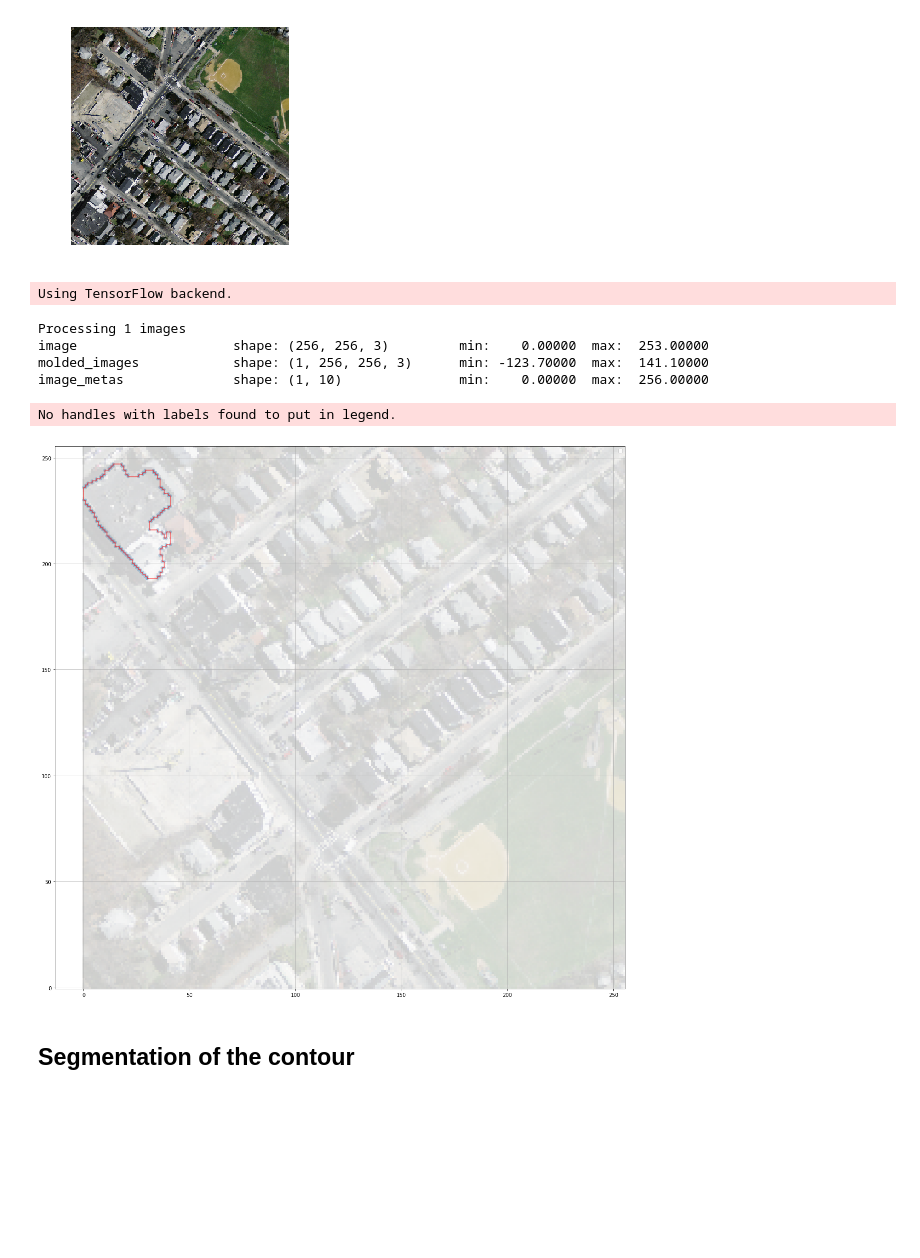
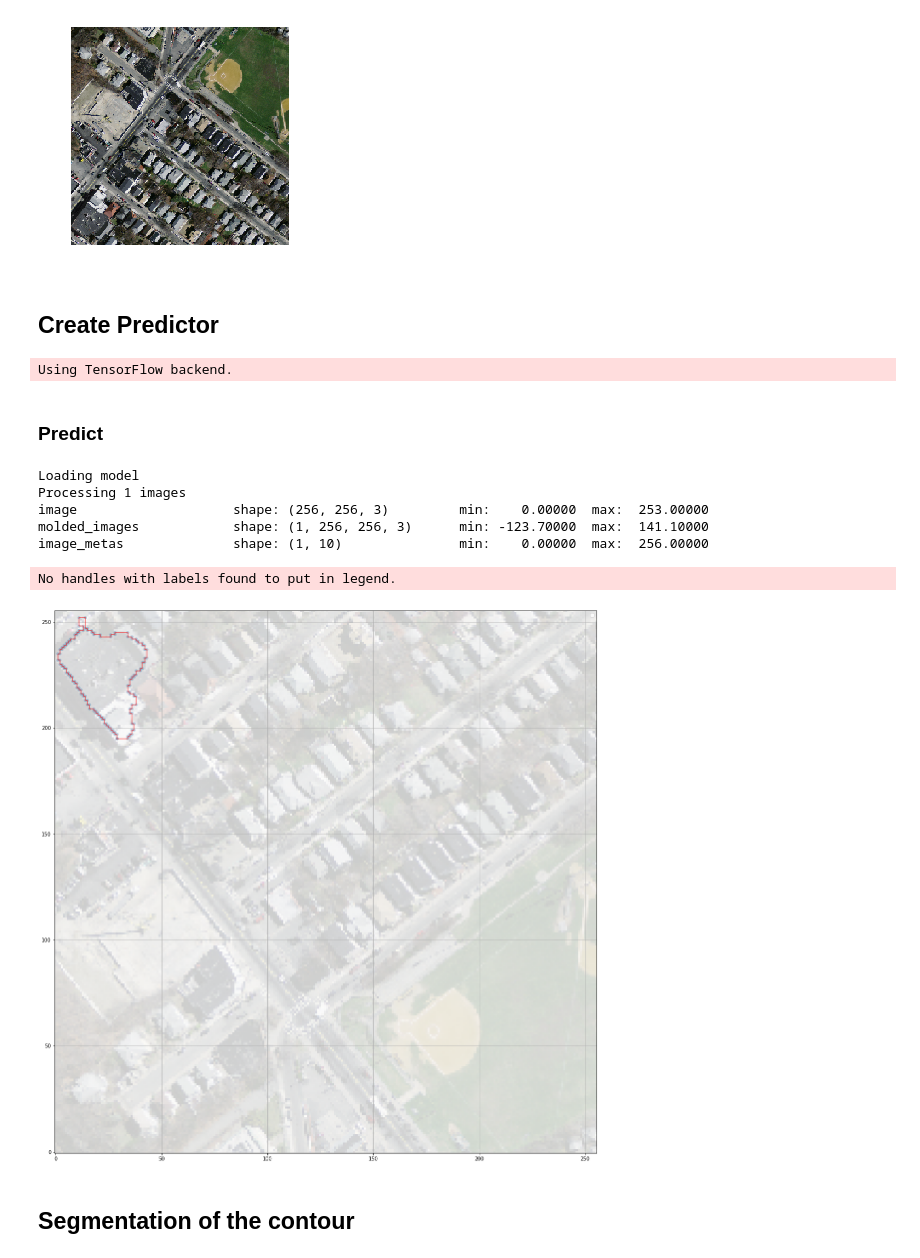
Before and after one commit to mnboos/osm-instance-segmentation, a Jupyter notebook: Regularization.ipynb, the cells around one changed output. Drawn from its saved outputs; the diff is of its cells as text; code cells hidden in the pictures; blank space fills up the shorter version.

```diff
--- a/Regularization.ipynb
+++ b/Regularization.ipynb
@@ -41,7 +44,7 @@ reassignment_threshold = 0.25
 # %%
 import os
 # p = os.path.join(os.getcwd(), "test", "data", "bigL.bmp")
-p = r"C:\Temp\images\training\output\some_other_city\23128930_15_1_2.tiff"
+p = r"D:\training_images\some_other_city\23128930_15_1_2.tiff"
 image = plt.imread(p)
 
 fig, ax = plt.subplots()
@@ -50,43 +53,49 @@ ax.axis('off')  # clear x- and y-axes
 plt.show()
 # %% [output]
 [figure]
+# %% [markdown]
+## Create Predictor
 # %%
 from core.predict import Predictor
 
-pedictor = Predictor(os.path.join(os.getcwd(), "model", "stage2.h5"))
-point_sets = pedictor.predict_array(image)
+pedictor = Predictor(os.path.join(os.getcwd(), "model", "mask_rcnn_osm_0202.h5"))
 # %% [output]
 Using TensorFlow backend.
-Processing 1 images
-image                    shape: (256, 256, 3)         min:    0.00000  max:  253.00000
-molded_images            shape: (1, 256, 256, 3)      min: -123.70000  max:  141.10000
-image_metas              shape: (1, 10)               min:    0.00000  max:  256.00000
+# %% [markdown]
+### Predict
+# %%
+point_sets = pedictor.predict_array(image, do_rectangularization=False)
+# %% [output]
+Loading model
+Processing 1 images
+image                    shape: (256, 256, 3)         min:    0.00000  max:  253.00000
+molded_images            shape: (1, 256, 256, 3)      min: -123.70000  max:  141.10000
+image_metas              shape: (1, 10)               min:    0.00000  max:  256.00000
 # %%
 from core.utils import MarchingSquares
-
-# m = MarchingSquares.from_file(p)
-# points = m.find_contour(approximization_tolerance=approximization_tolerance)
-# main_orientation, _ = m.main_orientation(angle_in_degrees=True)
+from skimage.measure import approximate_polygon
 
 points = point_sets[0]
+c = approximate_polygon(np.array(points), tolerance=approximization_tolerance)
+points = list(map(lambda t: (t[0], t[1]), c.tolist()))
 
 x = np.asarray(list(map(lambda p: p[0], points)))
 y = np.asarray(list(map(lambda p: p[1], points)))
 
 fig, ax = plt.subplots(figsize=(20,20))
 ax.set(aspect='equal')
 ax.imshow(image, alpha=0.2)
 ax.scatter(x, y, alpha=0.3, edgecolors='none')
 plt.plot(x, y, color="red", alpha=0.6)
 
 ax.legend()
 ax.grid(True)
 
 plt.gca().invert_yaxis()
 plt.show()
 # %% [output]
 No handles with labels found to put in legend.
-[figure, old version]
+[figure, new version]
 # %% [markdown]
 ## Segmentation of the contour
 # %%
```
Also changed, not shown: parts of 7 cells of this notebook.
